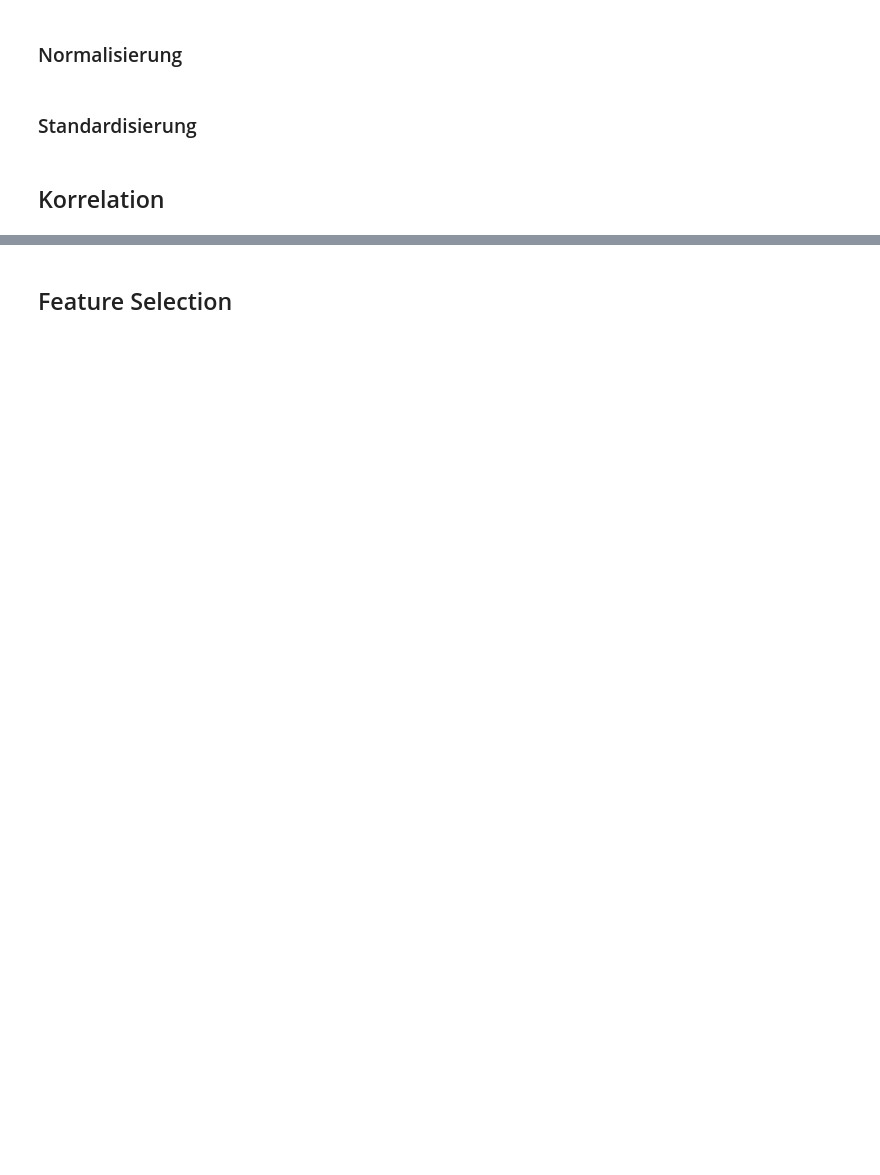
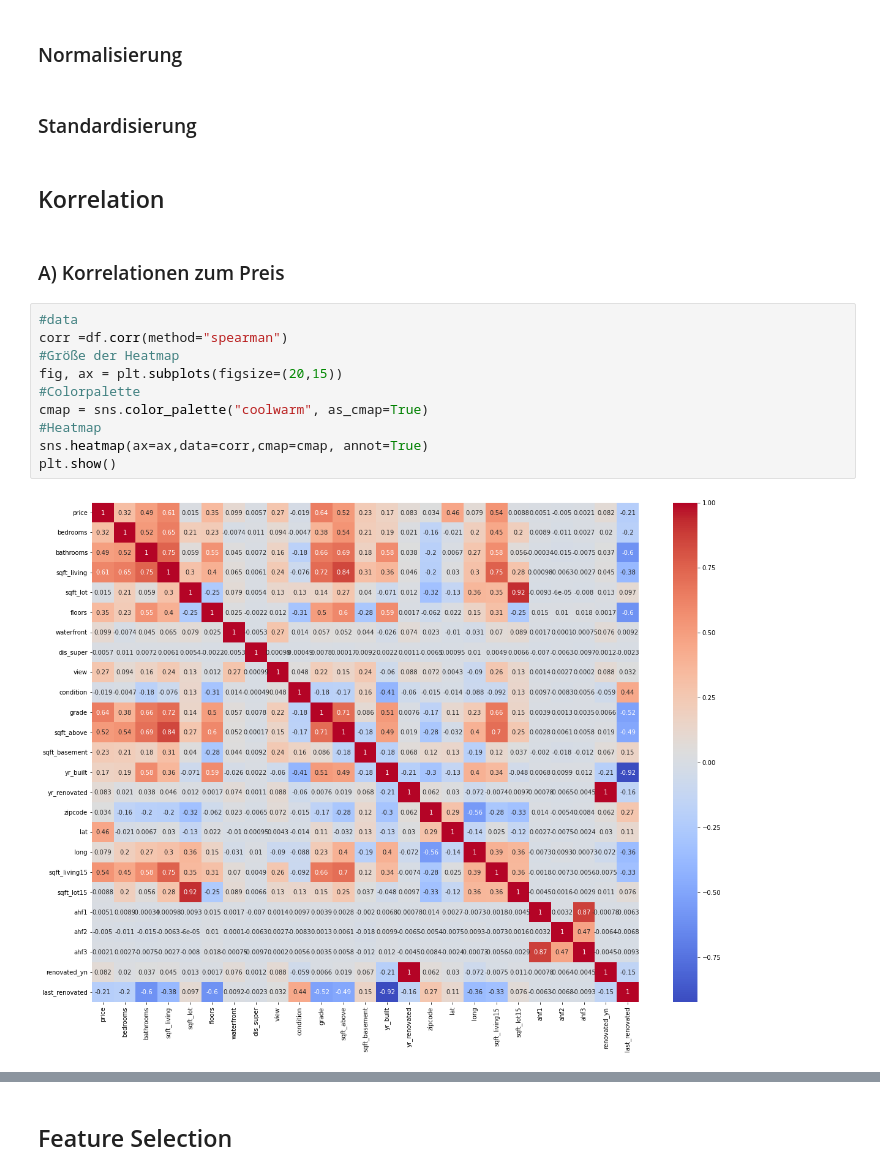
Before and after one commit to robring/advancedDatascience_CaseStudy, a Jupyter notebook: 01_Exploration_2.0.ipynb, the cells around one changed output, grey strips where cells are left out. Saved outputs shown, nothing was run; the diff lists cells and outputs as text; blank space fills up the shorter version.

```diff
--- a/01_Exploration_2.0.ipynb
+++ b/01_Exploration_2.0.ipynb
@@ -159,3 +170,17 @@ df.iloc[:,-2:]
 ### Standardisierung
 # %% [markdown]
 ## Korrelation
+# %% [markdown]
+### A) Korrelationen zum Preis
+# %%
+#data
+corr =df.corr(method="spearman")
+#Größe der Heatmap
+fig, ax = plt.subplots(figsize=(20,15))
+#Colorpalette
+cmap = sns.color_palette("coolwarm", as_cmap=True)
+#Heatmap
+sns.heatmap(ax=ax,data=corr,cmap=cmap, annot=True)
+plt.show()
+# %% [output]
+[figure, added]
```
Also changed, not shown: parts of 12 cells of this notebook.
